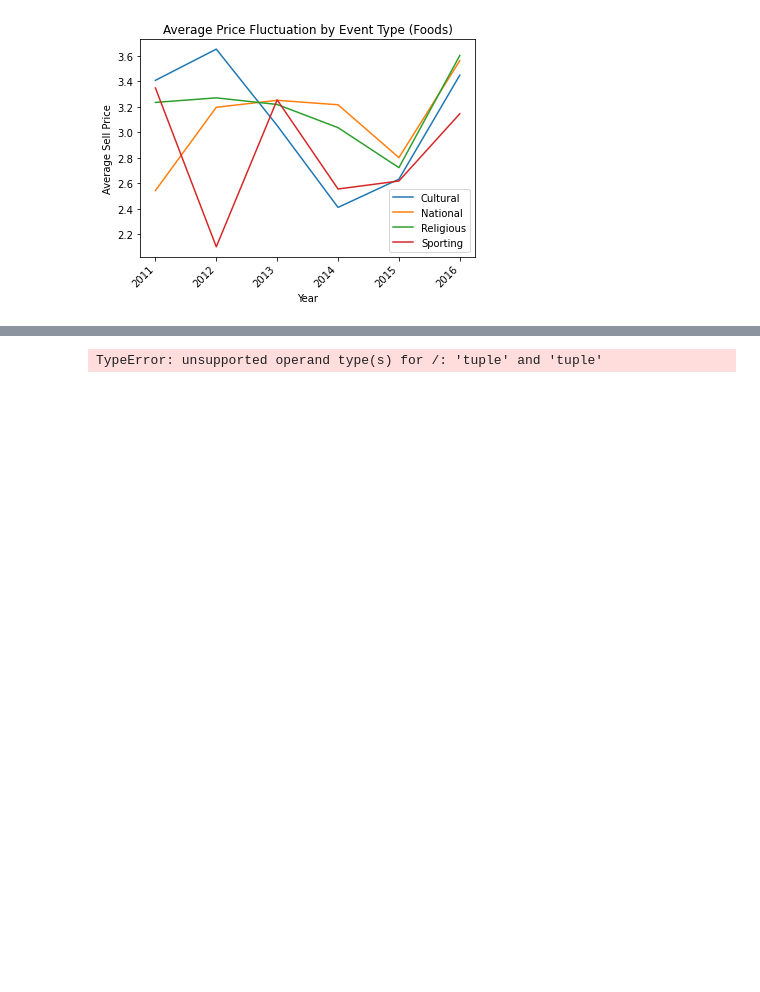
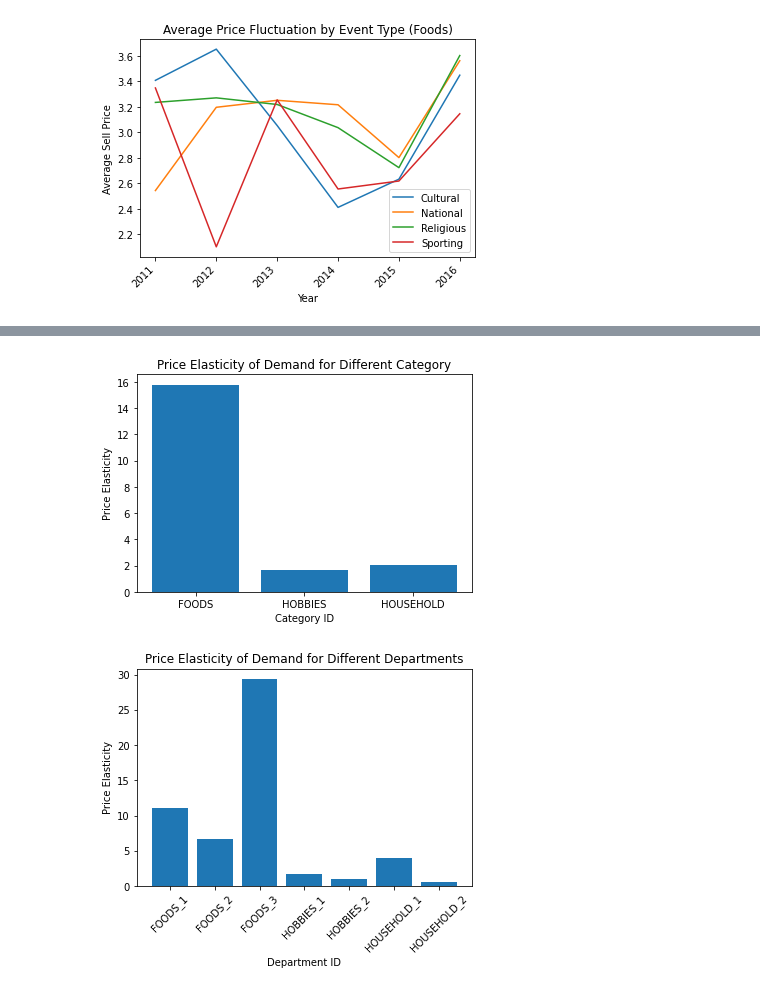
Before and after one commit to janiceivana/DS_05, a Jupyter notebook: R converted Data Analysis.ipynb, the cells around one changed output, grey strips where cells are left out. Cells and saved outputs as stored; diff of their text form; code cells hidden in the pictures; blank space fills up the shorter version.

```diff
--- a/R converted Data Analysis.ipynb
+++ b/R converted Data Analysis.ipynb
@@ -895,31 +915,29 @@ plt.show()
 # %%
 # Price Elasticity of Demand for Different Category
 my_data = my_data.sort_values('date').reset_index(drop=True)
 my_data['quantity_change'] = my_data['sales_volume'] / my_data['sales_volume'].shift(1) - 1
 my_data['price_change'] = my_data['sell_price'] / my_data['sell_price'].shift(1) - 1
 
-price_elasticity = my_data.groupby('cat_id').agg(price_elasticity=('quantity_change', 'sum') / ('price_change', 'sum')).reset_index()
+price_elasticity_cat = my_data.groupby('cat_id').apply(lambda x: x['quantity_change'].sum() / x['price_change'].sum()).reset_index(name='price_elasticity')
 
-plt.bar(price_elasticity['cat_id'], price_elasticity['price_elasticity'])
+plt.bar(price_elasticity_cat['cat_id'], price_elasticity_cat['price_elasticity'])
 plt.title("Price Elasticity of Demand for Different Category")
-plt.xlabel("Product ID")
+plt.xlabel("Category ID")
 plt.ylabel("Price Elasticity")
 plt.show()
 
 # Price Elasticity of Demand for Different Departments
-my_data = my_data.sort_values('date').reset_index(drop=True)
-my_data['quantity_change'] = my_data['sales_volume'] / my_data['sales_volume'].shift(1) - 1
-my_data['price_change'] = my_data['sell_price'] / my_data['sell_price'].shift(1) - 1
+price_elasticity_dept = my_data.groupby('dept_id').apply(lambda x: x['quantity_change'].sum() / x['price_change'].sum()).reset_index(name='price_elasticity')
 
-price_elasticity = my_data.groupby('dept_id').agg(price_elasticity=('quantity_change', 'sum') / ('price_change', 'sum')).reset_index()
-
-plt.bar(price_elasticity['dept_id'], price_elasticity['price_elasticity'])
+plt.bar(price_elasticity_dept['dept_id'], price_elasticity_dept['price_elasticity'])
 plt.title("Price Elasticity of Demand for Different Departments")
-plt.xlabel("Product ID")
+plt.xlabel("Department ID")
 plt.ylabel("Price Elasticity")
+plt.xticks(rotation=45)  # Rotate x-axis labels by 45 degrees
 plt.show()
 # %% [output]
-TypeError: unsupported operand type(s) for /: 'tuple' and 'tuple'
+[figure, added]
+[figure, added]
 # %%
 import pandas as pd
 import statsmodels.api as sm
```
Also changed, not shown: parts of 4 cells of this notebook.
